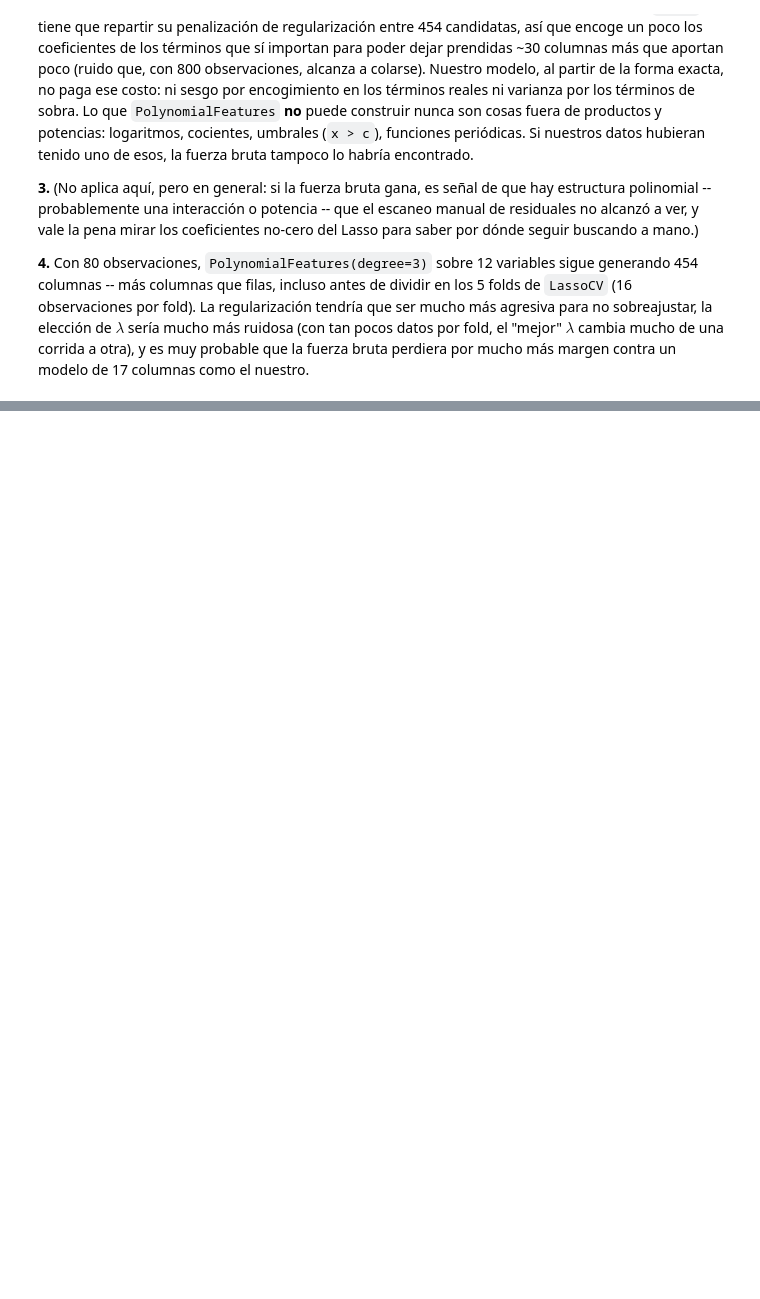
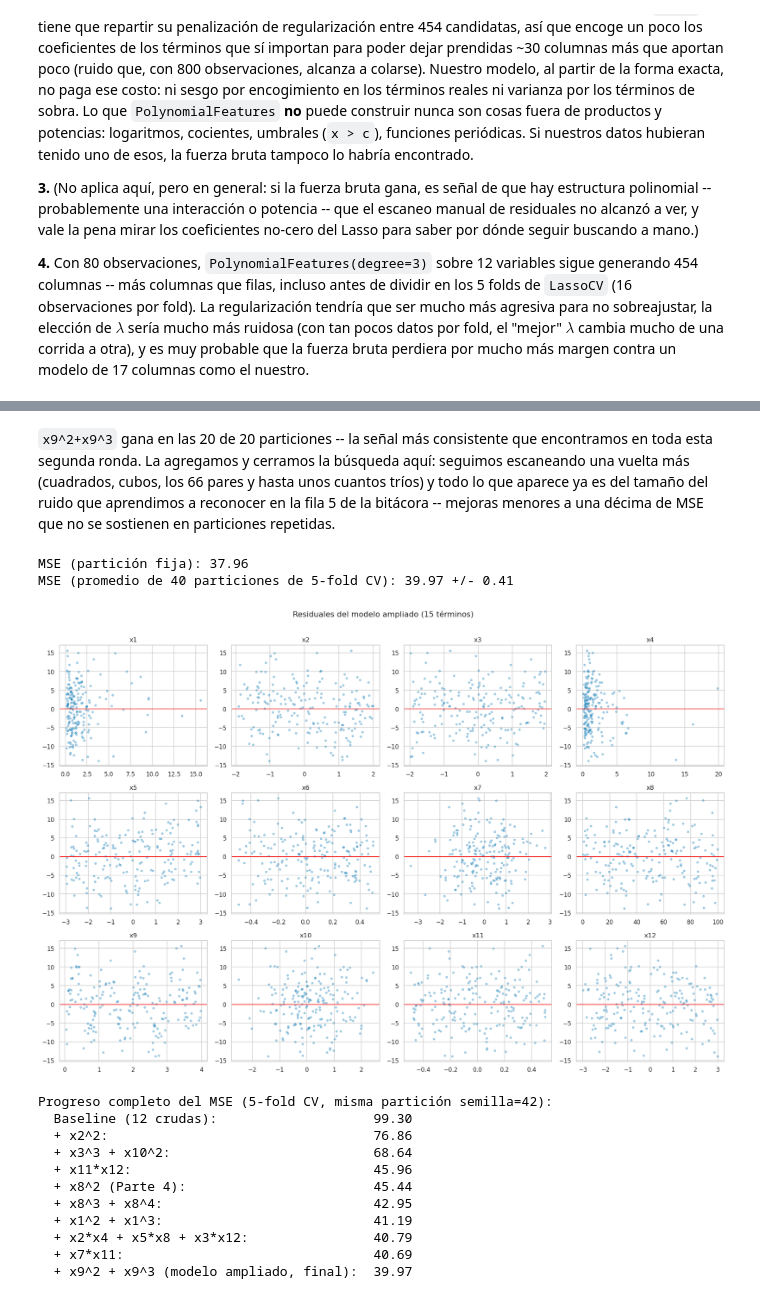
Before and after one commit to lucianoramirezs/mineria_datos, a Jupyter notebook: tareas/tarea_01_aproximacion_funcion.ipynb, the cells around one changed output, grey strips where cells are left out. Drawn from its saved outputs; the diff is of its cells as text; code cells hidden in the pictures; blank space fills up the shorter version.

```diff
--- a/tareas/tarea_01_aproximacion_funcion.ipynb
+++ b/tareas/tarea_01_aproximacion_funcion.ipynb
@@ -776,0 +883,15 @@ Si `/validar` les marca un error, corrijan, hagan push otra vez y vuelvan a come
+# %%
+
+for v in VARIABLES:
+    c2 = np.corrcoef(X_val[v] ** 2, residuales)[0, 1]
+    c3 = np.corrcoef(X_val[v] ** 3, residuales)[0, 1]
+    if abs(c2) > 0.1 or abs(c3) > 0.1:
+        print(f"{v}: x^2={c2:+.3f}  x^3={c3:+.3f}")
+
+base_v3_20 = cv_repetida(terminos_v3)
+t = dict(terminos_v3)
+t["x9_sq"] = lambda d: d["x9"] ** 2
+t["x9_cube"] = lambda d: d["x9"] ** 3
+r20 = cv_repetida(t)
+diffs = r20 - base_v3_20
+print(f"\nx9^2+x9^3: mejora promedio {diffs.mean():+.3f}, gana en {sum(diffs < 0)}/20 particiones")
@@ -776,0 +904,65 @@ Si `/validar` les marca un error, corrijan, hagan push otra vez y vuelvan a come
+# %% [markdown]
+`x9^2+x9^3` gana en las 20 de 20 particiones -- la señal más consistente que encontramos
+en toda esta segunda ronda. La agregamos y cerramos la búsqueda aquí: seguimos escaneando
+una vuelta más (cuadrados, cubos, los 66 pares y hasta unos cuantos tríos) y todo lo que
+aparece ya es del tamaño del ruido que aprendimos a reconocer en la fila 5 de la bitácora
+-- mejoras menores a una décima de MSE que no se sostienen en particiones repetidas.
+# %%
+
+MODELO_AMPLIADO = {
+    "x11_x12": lambda d: d["x11"] * d["x12"],
+    "x2_sq": lambda d: d["x2"] ** 2,
+    "x3_cube": lambda d: d["x3"] ** 3,
+    "x10_sq": lambda d: d["x10"] ** 2,
+    "x8_sq": lambda d: d["x8"] ** 2,
+    "x8_cube": lambda d: d["x8"] ** 3,
+    "x8_p4": lambda d: d["x8"] ** 4,
+    "x1_sq": lambda d: d["x1"] ** 2,
+    "x1_cube": lambda d: d["x1"] ** 3,
+    "x2_x4": lambda d: d["x2"] * d["x4"],
+    "x5_x8": lambda d: d["x5"] * d["x8"],
+    "x3_x12": lambda d: d["x3"] * d["x12"],
+    "x7_x11": lambda d: d["x7"] * d["x11"],
+    "x9_sq": lambda d: d["x9"] ** 2,
+    "x9_cube": lambda d: d["x9"] ** 3,
+}
+modelo, mse, residuales, construye = ajusta(MODELO_AMPLIADO)
+mse_repetido = cv_repetida(MODELO_AMPLIADO, n_semillas=40)
+print(f"MSE (partición fija): {mse:.2f}")
+print(f"MSE (promedio de 40 particiones de 5-fold CV): {mse_repetido.mean():.2f} +/- {mse_repetido.std():.2f}")
+
+fig, axes = plt.subplots(3, 4, figsize=(18, 12))
+for ax, v in zip(axes.flat, VARIABLES):
+    ax.scatter(X_val[v], residuales, alpha=0.3, s=12)
+    ax.axhline(0, color="red", lw=1)
+    ax.set_title(v)
+fig.suptitle("Residuales del modelo ampliado (15 términos)", y=1.01)
+fig.tight_layout()
+plt.show()
+
+print(f"\nProgreso completo del MSE (5-fold CV, misma partición semilla=42):")
+print(f"  Baseline (12 crudas):                    99.30")
+print(f"  + x2^2:                                  76.86")
+print(f"  + x3^3 + x10^2:                          68.64")
+print(f"  + x11*x12:                               45.96")
+print(f"  + x8^2 (Parte 4):                        45.44")
+print(f"  + x8^3 + x8^4:                           42.95")
+print(f"  + x1^2 + x1^3:                           41.19")
+print(f"  + x2*x4 + x5*x8 + x3*x12:                40.79")
+print(f"  + x7*x11:                                40.69")
+print(f"  + x9^2 + x9^3 (modelo ampliado, final):  {mse_repetido.mean():.2f}")
+# %% [output]
+MSE (partición fija): 37.96
+MSE (promedio de 40 particiones de 5-fold CV): 39.97 +/- 0.41
+[figure, added]
+Progreso completo del MSE (5-fold CV, misma partición semilla=42):
+  Baseline (12 crudas):                    99.30
+  + x2^2:                                  76.86
+  + x3^3 + x10^2:                          68.64
+  + x11*x12:                               45.96
+  + x8^2 (Parte 4):                        45.44
+  + x8^3 + x8^4:                           42.95
+  + x1^2 + x1^3:                           41.19
+  + x2*x4 + x5*x8 + x3*x12:                40.79
+  + x7*x11:                                40.69
+  + x9^2 + x9^3 (modelo ampliado, final):  39.97
```
Also changed, not shown: parts of 20 cells of this notebook, 1 other file.
